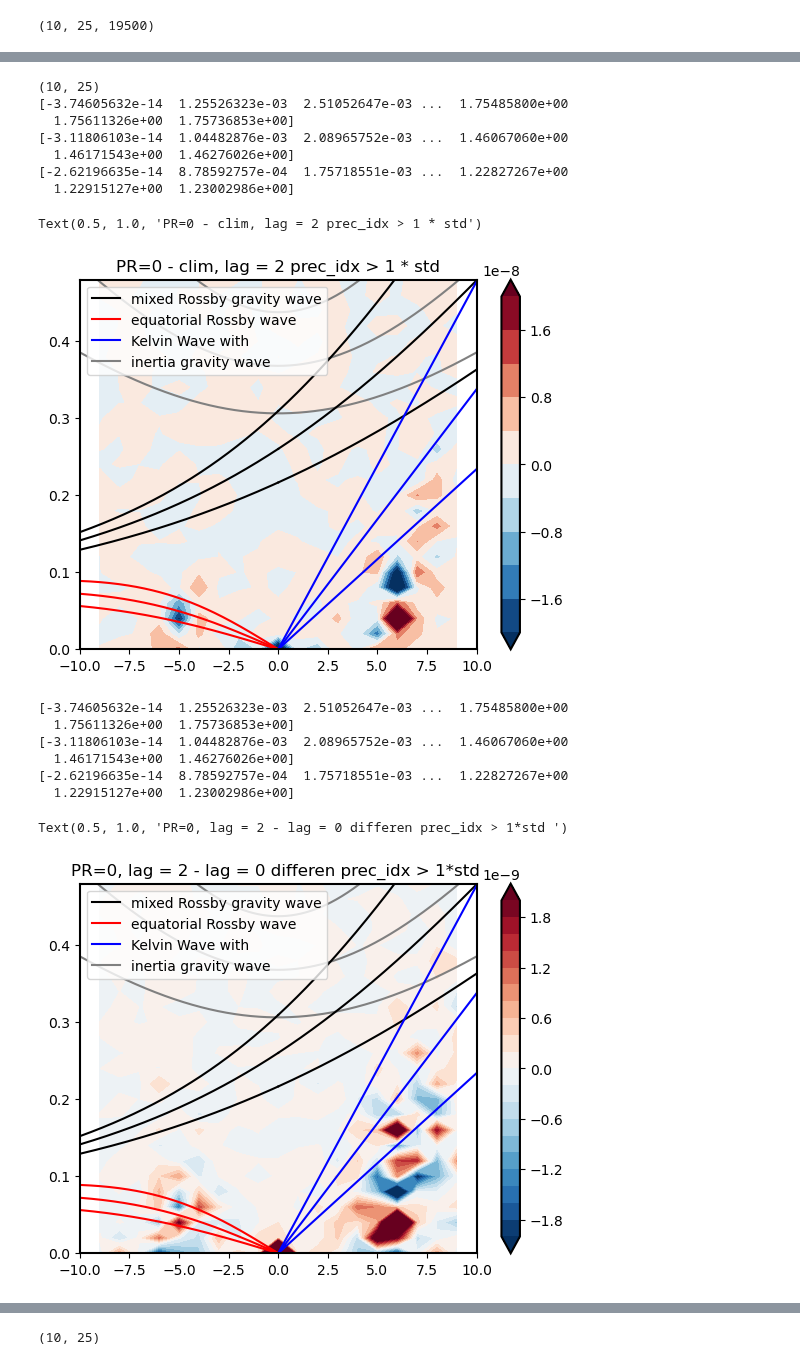
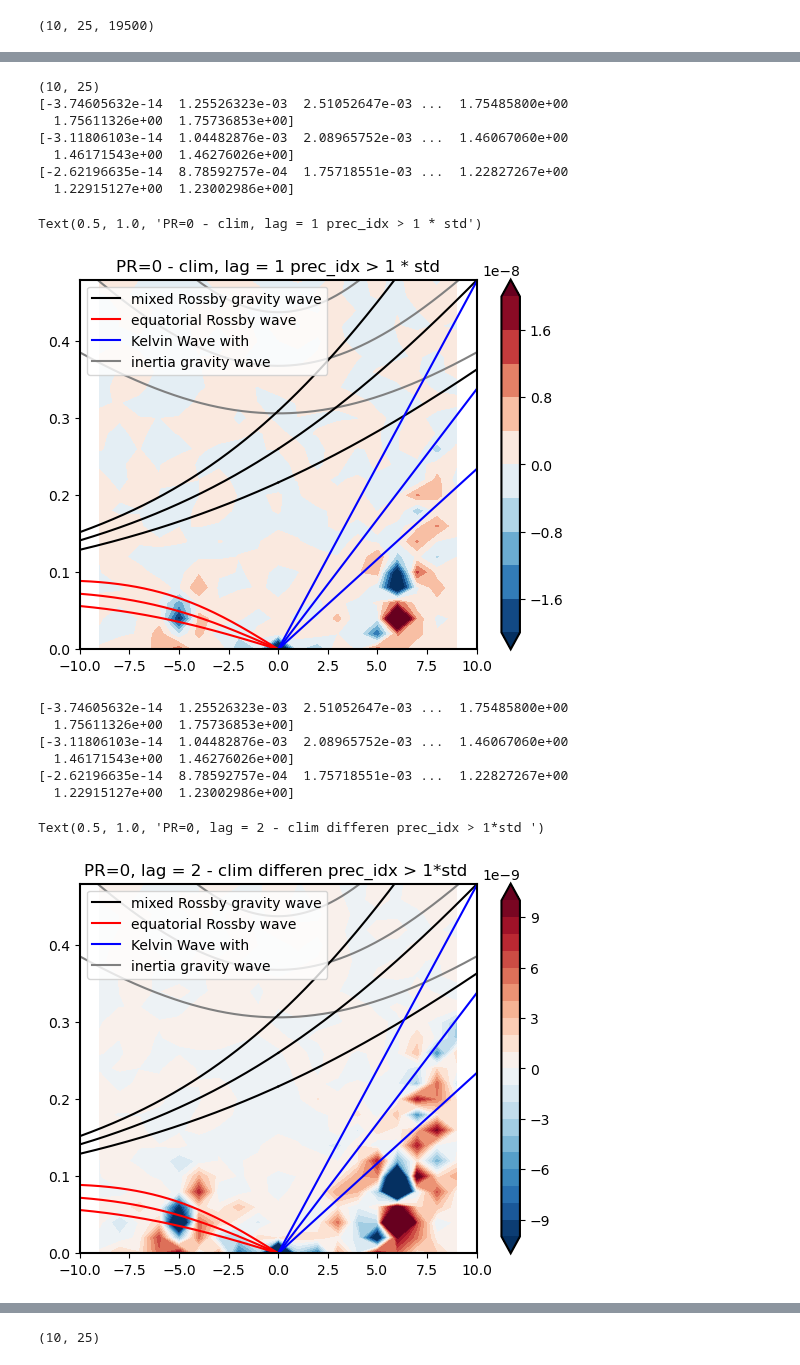
Before and after one commit to PeterChang1023/Moist_Dycore, a Jupyter notebook: IdealizeSpetral.jl/exp/HSt42/Jo_Jo_Dycore_Master_4.ipynb, the cells around one changed output, grey strips where cells are left out. Saved outputs shown, nothing was run; the diff lists cells and outputs as text; code cells hidden in the pictures.

Commit message:
statistical test first figure done

```diff
--- a/IdealizeSpetral.jl/exp/HSt42/Jo_Jo_Dycore_Master_4.ipynb
+++ b/IdealizeSpetral.jl/exp/HSt42/Jo_Jo_Dycore_Master_4.ipynb
@@ -1409,7 +1413,7 @@ Text(0.5, 1.0, 'PR=0 - clim, lag = 0 prec_idx > 1 * std')
 [figure]
 # %%
 
-lag = 2
+lag = 1
 lag_day = idx+lag
 lag_day = lag_day[lag_day <19500]
 # m_final_positive_idx = m_final[m_final > m_final.std()][0]
@@ -1445,7 +1449,7 @@ plt.title(f"PR={PR} - clim, lag = {lag} prec_idx > 1 * std")
   1.46171543e+00  1.46276026e+00]
 [-2.62196635e-14  8.78592757e-04  1.75718551e-03 ...  1.22827267e+00
   1.22915127e+00  1.23002986e+00]
-Text(0.5, 1.0, 'PR=0 - clim, lag = 2 prec_idx > 1 * std')
+Text(0.5, 1.0, 'PR=0 - clim, lag = 1 prec_idx > 1 * std')
 [figure]
 # %%
 m_final_positive_idx_lag0      = m_final[:,:,idx].mean(axis=2)
@@ -1460,30 +1464,30 @@ m_final_west_positive_idx_lag5 = m_final_west[:,:,lag_day].mean(axis=2)
 # %%
 plt.figure()
 making_theoretical_line()
 # cs=plt.contourf(-k, w/50, P_total,extend='both',cmap='gray_r')
 ### East
 cs = plt.contourf(k[int(index_of_frequency_sml):int(index_of_frequency_big+1), int(index_of_wave_number_sml):int(index_of_wave_number_big+1)].T,
               w[int(index_of_frequency_sml):int(index_of_frequency_big+1), int(index_of_wave_number_sml):int(index_of_wave_number_big+1)].T/50,
-              m_final_positive_idx_lag5 - m_final_positive_idx_lag0 , levels = np.linspace(-2E-9,2E-9,21),extend='both',cmap='RdBu_r')
+              m_final_positive_idx_lag5 - m_final_all_idx , levels = np.linspace(-1E-8,1E-8,21),extend='both',cmap='RdBu_r')
 
 ### West
 cs = plt.contourf(-k[int(index_of_frequency_sml):int(index_of_frequency_big+1), int(index_of_wave_number_sml):int(index_of_wave_number_big+1)].T,
               w[int(index_of_frequency_sml):int(index_of_frequency_big+1), int(index_of_wave_number_sml):int(index_of_wave_number_big+1)].T/50,
-              m_final_west_positive_idx_lag5 - m_final_west_positive_idx_lag0, levels = np.linspace(-2E-9,2E-9,21),extend='both',cmap='RdBu_r')
+              m_final_west_positive_idx_lag5 -  m_final_all_west_positive_idx, levels = np.linspace(-1E-8,1E-8,21),extend='both',cmap='RdBu_r')
 
 plt.colorbar(cs)
 plt.xlim([-10,10])
 plt.ylim([0,24/50])
-plt.title(f"PR={PR}, lag = {lag} - lag = 0 differen prec_idx > 1*std ")
+plt.title(f"PR={PR}, lag = {lag} - clim differen prec_idx > 1*std ")
 # %% [output]
 [-3.74605632e-14  1.25526323e-03  2.51052647e-03 ...  1.75485800e+00
   1.75611326e+00  1.75736853e+00]
 [-3.11806103e-14  1.04482876e-03  2.08965752e-03 ...  1.46067060e+00
   1.46171543e+00  1.46276026e+00]
 [-2.62196635e-14  8.78592757e-04  1.75718551e-03 ...  1.22827267e+00
   1.22915127e+00  1.23002986e+00]
-Text(0.5, 1.0, 'PR=0, lag = 2 - lag = 0 differen prec_idx > 1*std ')
+Text(0.5, 1.0, 'PR=0, lag = 2 - clim differen prec_idx > 1*std ')
-[figure, old version]
+[figure, new version]
 # %%
 import numpy as np
 import matplotlib.pyplot as plt
```
Also changed, not shown: parts of 21 cells of this notebook.
